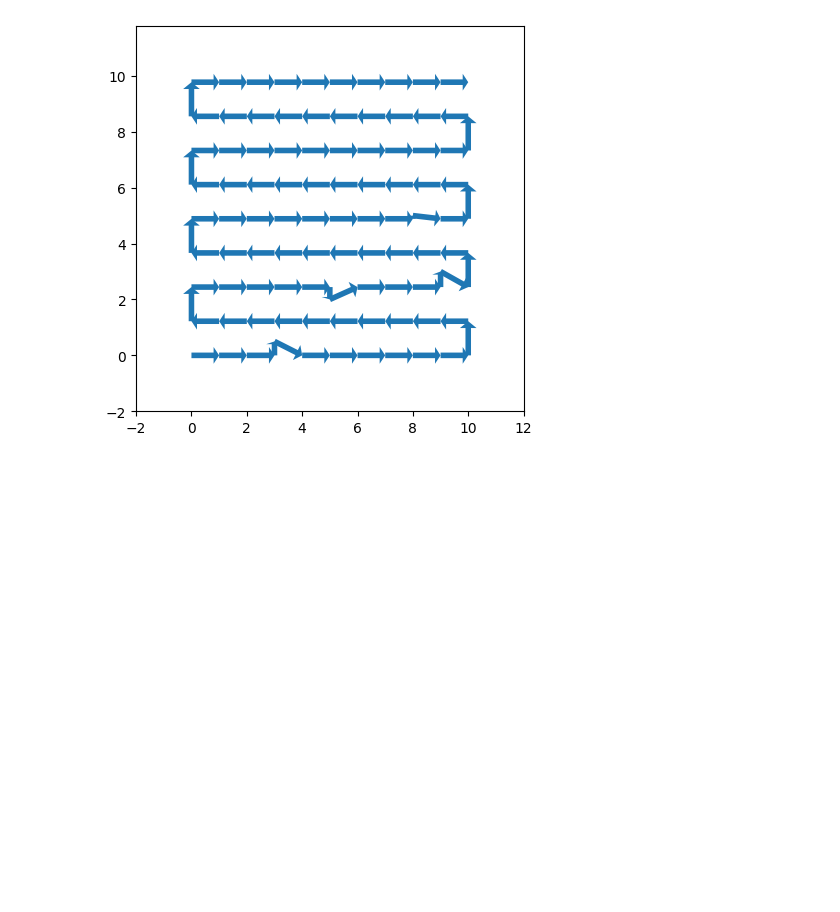
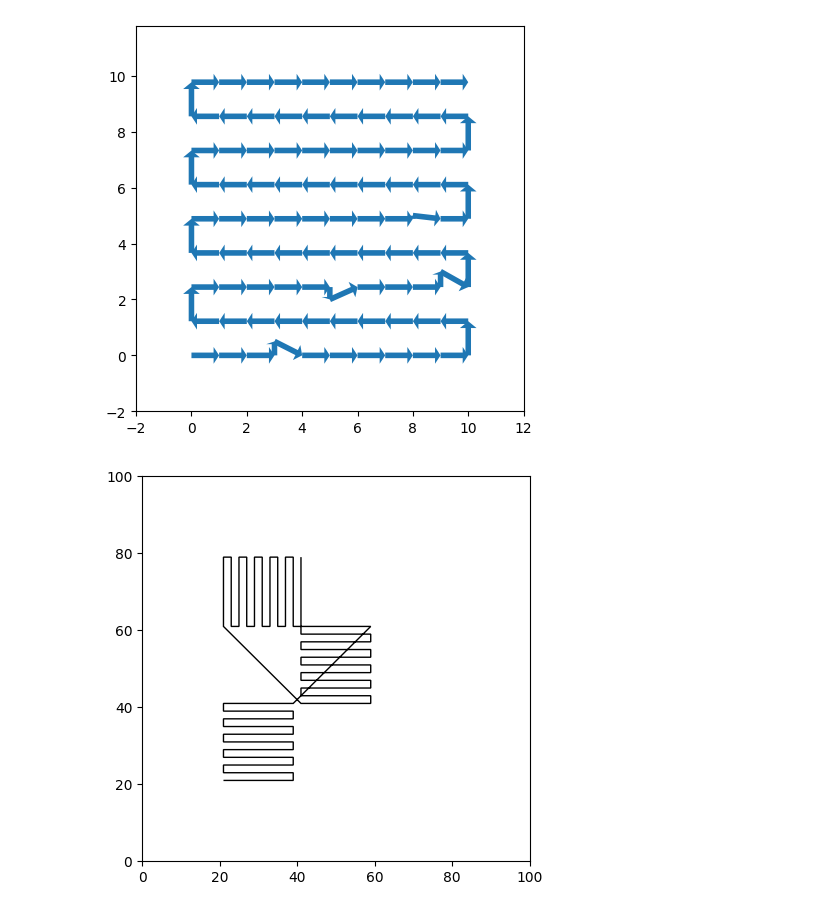
Before and after one commit to lboloni/WaterberryFarms, a Jupyter notebook: notebooks/PathGenerators-experiments.ipynb, the cells around one changed output. Drawn from its saved outputs; the diff is of its cells as text; code cells hidden in the pictures; blank space fills up the shorter version.

Commit message:
Initial implementation of exploration patches.

```diff
--- a/notebooks/PathGenerators-experiments.ipynb
+++ b/notebooks/PathGenerators-experiments.ipynb
@@ -168,0 +245,20 @@ visualize_arrowpath_and_control_points(path, [])
+# %%
+ep1 = ExplorationPackage(20, 40, 20, 40, 2)
+path1 = ep1.get_path("top-left")
+
+ep2 = ExplorationPackage(40, 60, 40, 60, 2)
+path2 = ep2.get_path("bottom-right")
+
+ep2 = ExplorationPackage(20, 40, 60, 80, 2)
+path3 = ep2.get_path("top-right")
+
+path = np.concatenate((path1, path2, path3), axis=0)
+
+fig, ax = plt.subplots(1,1, figsize=(5,5))
+ax = visualize_path(ax, path)
+ax.set_xlim(0, 100)
+ax.set_ylim(0, 100)
+plt.draw()
+plt.show()
+# %% [output]
+[figure, added]
```
Also changed, not shown: parts of 2 cells of this notebook, 1 other file.
